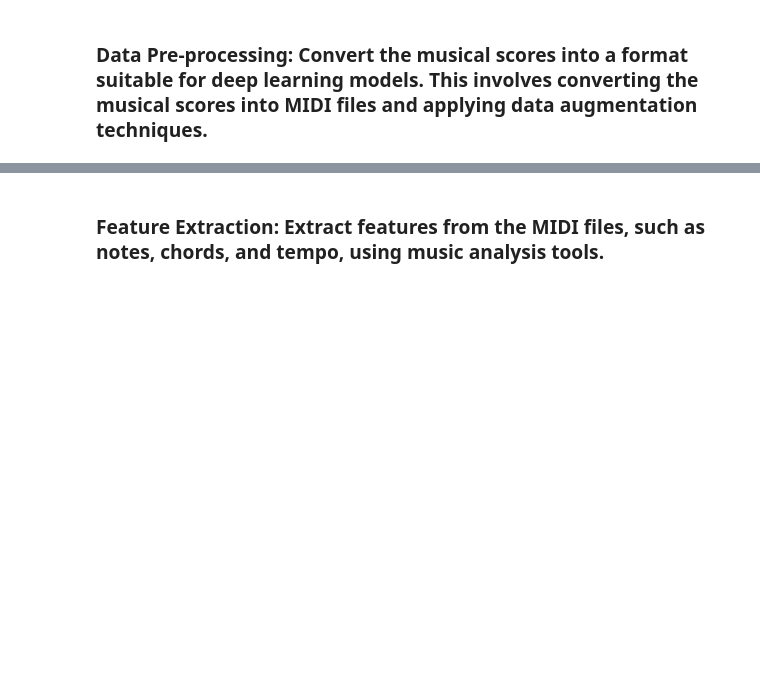
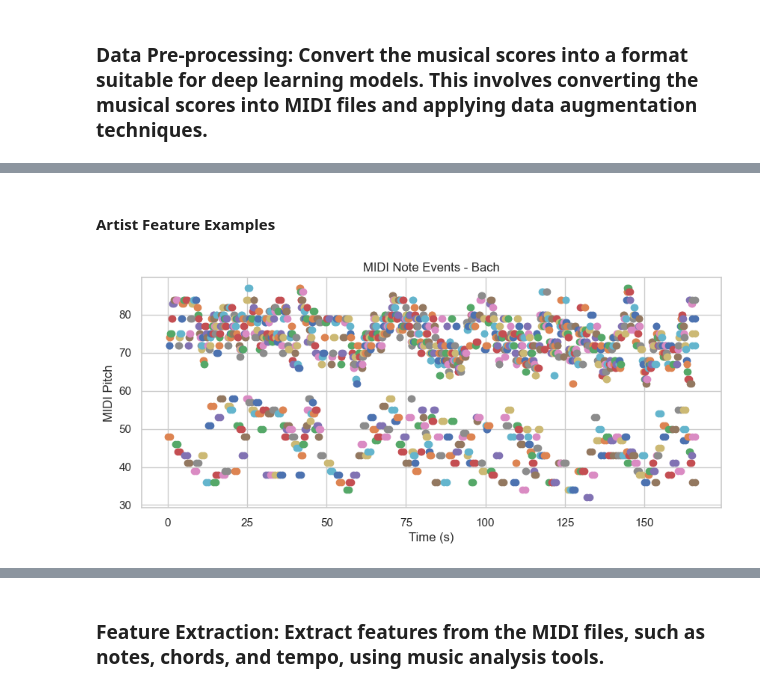
Before and after one commit to victorhg/aai511-final-project-group6, a Jupyter notebook: main.ipynb, the cells around one changed output, grey strips where cells are left out. Drawn from its saved outputs; the diff is of its cells as text; code cells hidden in the pictures; blank space fills up the shorter version.

```diff
--- a/main.ipynb
+++ b/main.ipynb
@@ -7,0 +212,20 @@
+# %% [markdown]
+#### Artist Feature Examples
+# %%
+top_chords = midi.get_top_chords(artist_midi_dict, top_n=20)
+midi_data = artist_midi_dict[artist][0]
+
+# Visualize the MIDI data
+def visualize_midi(midi_data):
+    plt.figure(figsize=(10, 4))
+    plt.title(f'MIDI Note Events - {artist}')
+    for instrument in midi_data.instruments:
+        for note in instrument.notes:
+            plt.plot([note.start, note.end], [note.pitch, note.pitch], marker='o')
+    plt.xlabel('Time (s)')
+    plt.ylabel('MIDI Pitch')
+    plt.show()
+
+visualize_midi(midi_data)
+# %% [output]
+[figure, added]
```
Also changed, not shown: parts of 22 cells of this notebook.
